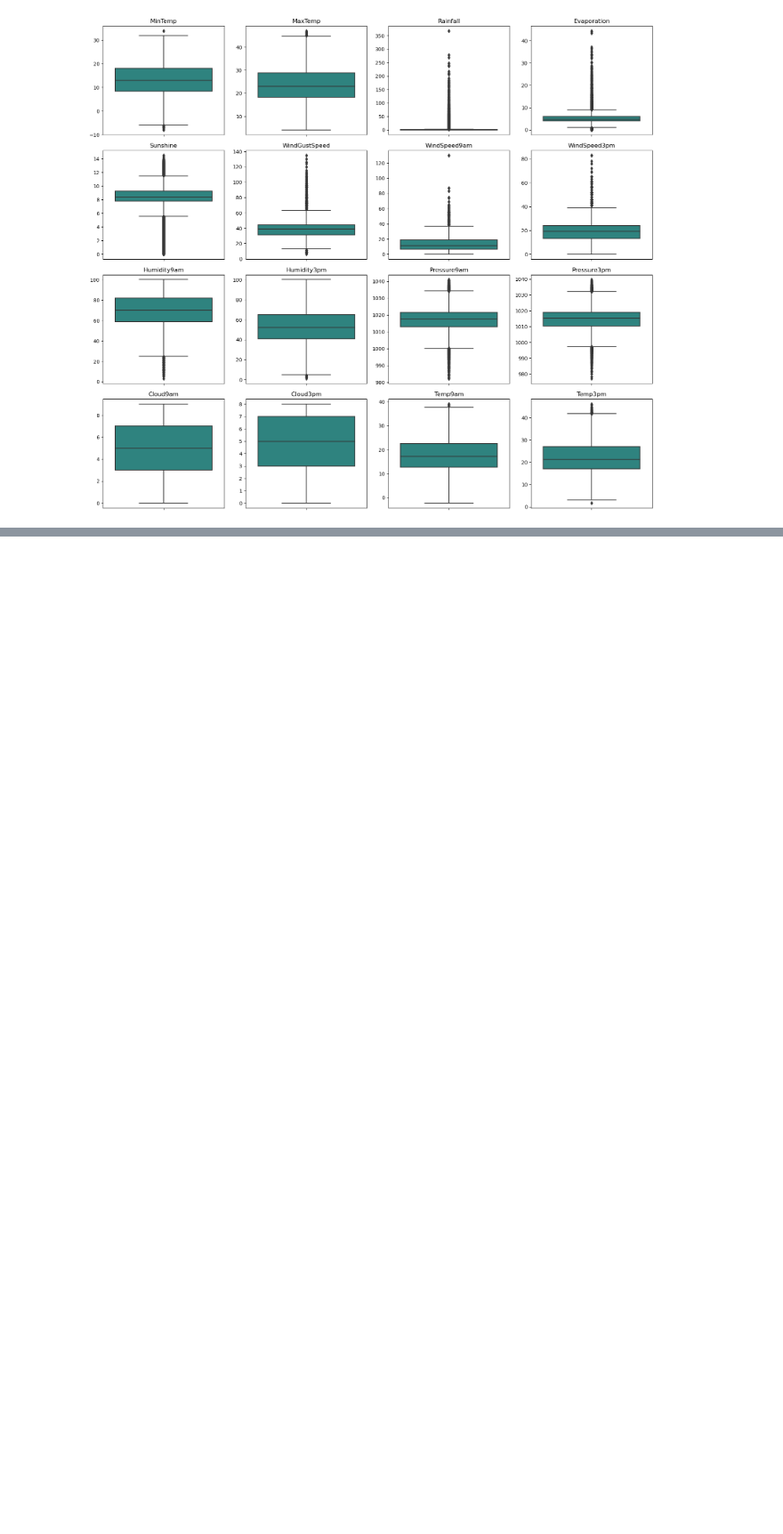
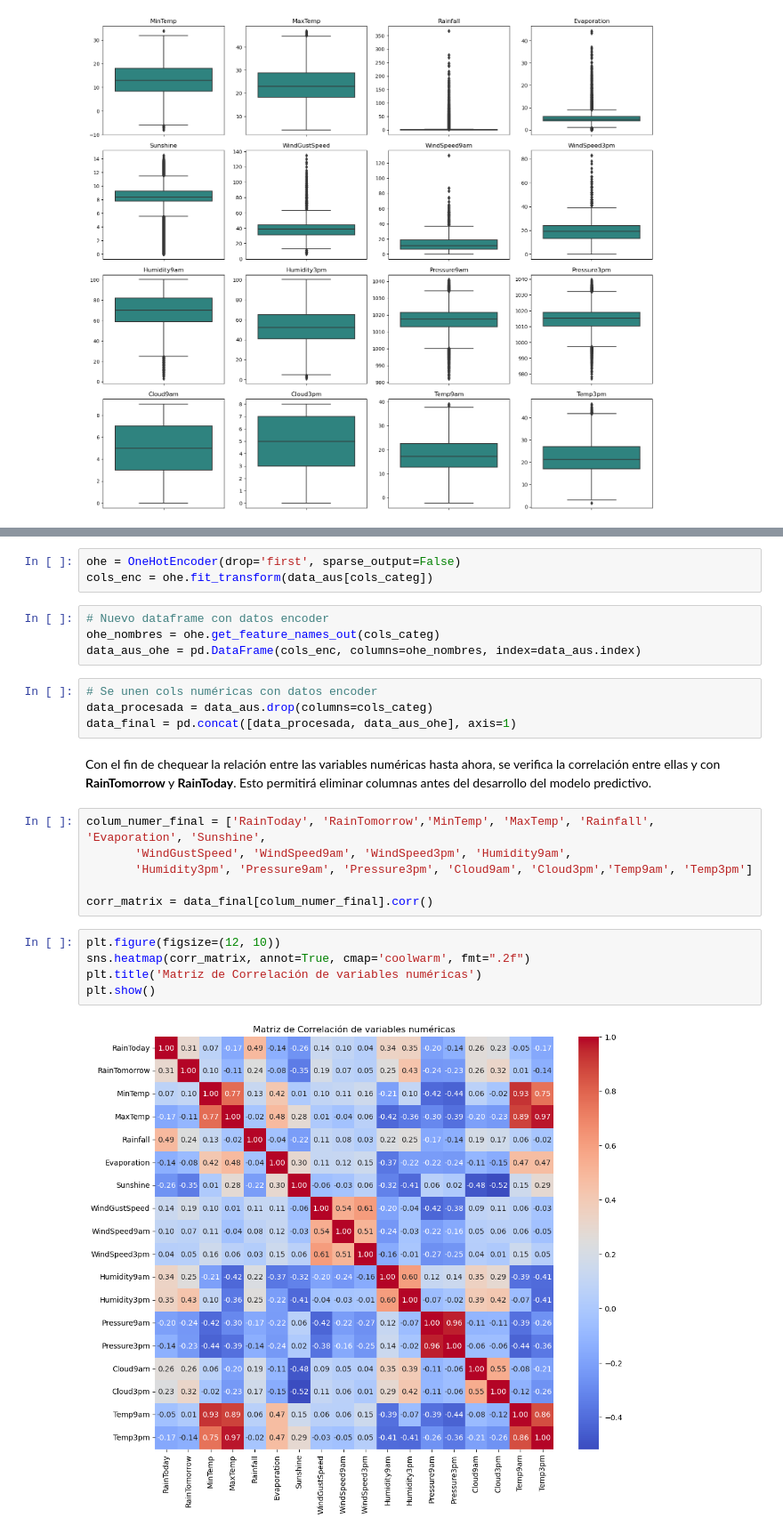
Before and after one commit to CaroRuiz92/AA1-TUIA-Ruiz-Quispe, a Jupyter notebook: TP-clasificacion-AA1.ipynb, the cells around one changed output, grey strips where cells are left out. Shown at 89% size. Drawn from its saved outputs; the diff is of its cells as text; blank space fills up the shorter version.

```diff
--- a/TP-clasificacion-AA1.ipynb
+++ b/TP-clasificacion-AA1.ipynb
@@ -378,0 +386,26 @@ plt.show()
+# %%
+ohe = OneHotEncoder(drop='first', sparse_output=False)
+cols_enc = ohe.fit_transform(data_aus[cols_categ])
+# %%
+# Nuevo dataframe con datos encoder
+ohe_nombres = ohe.get_feature_names_out(cols_categ)
+data_aus_ohe = pd.DataFrame(cols_enc, columns=ohe_nombres, index=data_aus.index)
+# %%
+# Se unen cols numéricas con datos encoder
+data_procesada = data_aus.drop(columns=cols_categ)
+data_final = pd.concat([data_procesada, data_aus_ohe], axis=1)
+# %% [markdown]
+Con el fin de chequear la relación entre las variables numéricas hasta ahora, se verifica la correlación entre ellas y con **RainTomorrow** y **RainToday**. Esto permitirá eliminar columnas antes del desarrollo del modelo predictivo.
+# %%
+colum_numer_final = ['RainToday', 'RainTomorrow','MinTemp', 'MaxTemp', 'Rainfall', 'Evaporation', 'Sunshine',
+       'WindGustSpeed', 'WindSpeed9am', 'WindSpeed3pm', 'Humidity9am',
+       'Humidity3pm', 'Pressure9am', 'Pressure3pm', 'Cloud9am', 'Cloud3pm','Temp9am', 'Temp3pm']
+
+corr_matrix = data_final[colum_numer_final].corr()
+# %%
+plt.figure(figsize=(12, 10))
+sns.heatmap(corr_matrix, annot=True, cmap='coolwarm', fmt=".2f")
+plt.title('Matriz de Correlación de variables numéricas')
+plt.show()
+# %% [output]
+[figure, added]
```
Also changed, not shown: parts of 26 cells of this notebook.
